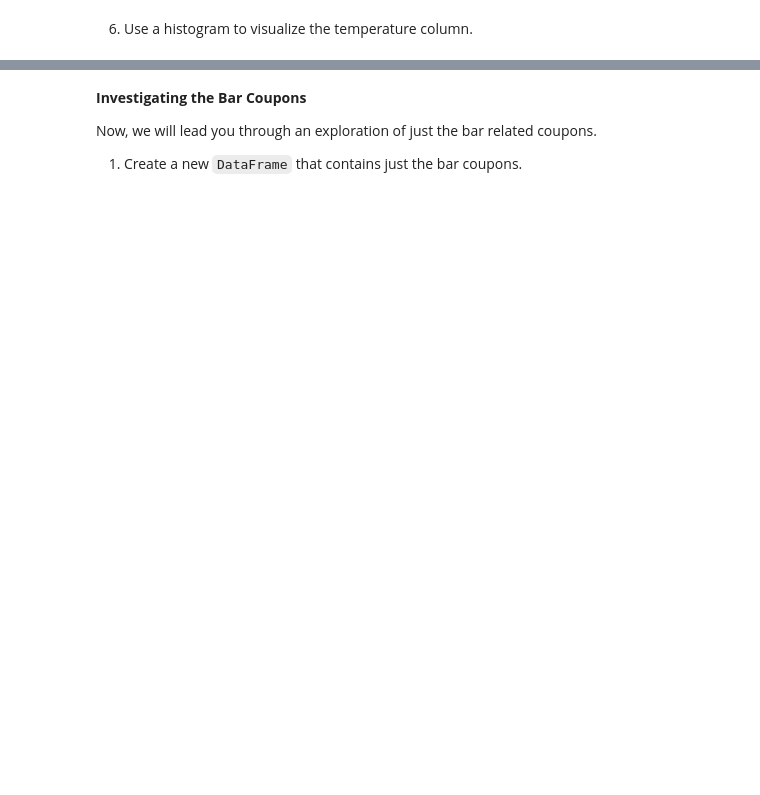
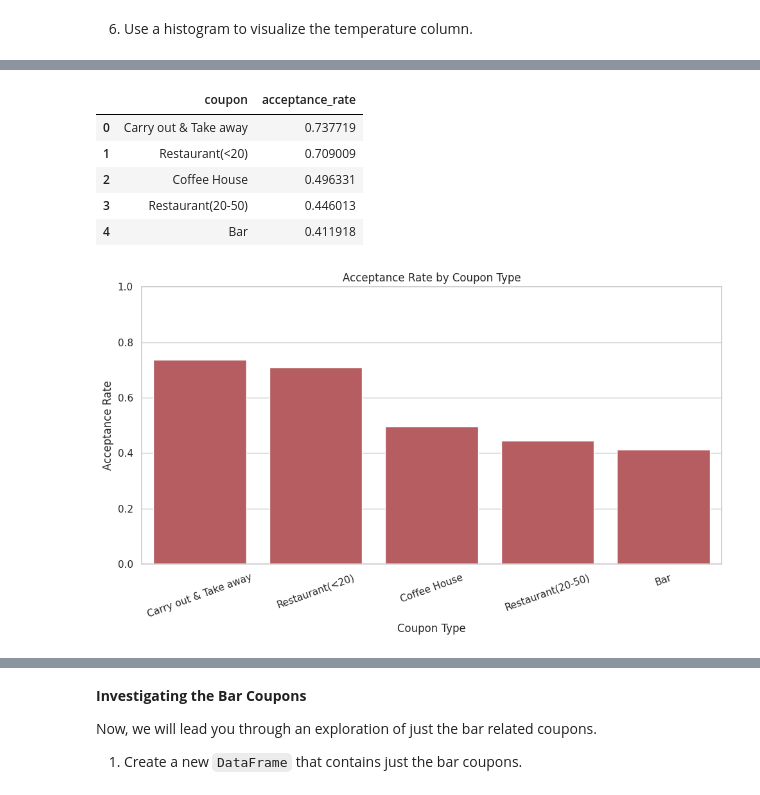
Before and after one commit to jabariim-design/Will-the-Customer-Accept-the-Coupon-, a Jupyter notebook: prompt.ipynb, the cells around one changed output, grey strips where cells are left out. Saved outputs shown, nothing was run; the diff lists cells and outputs as text; code cells hidden in the pictures; blank space fills up the shorter version.

```diff
--- a/prompt.ipynb
+++ b/prompt.ipynb
@@ -90,0 +200,27 @@ data.head()
+# %%
+acceptance_by_coupon = (
+    clean.groupby("coupon")["Y"]
+         .mean()
+         .sort_values(ascending=False)
+         .reset_index(name="acceptance_rate")
+)
+
+display(acceptance_by_coupon)
+
+plt.figure(figsize=(10, 6))
+sns.barplot(data=acceptance_by_coupon, x="coupon", y="acceptance_rate", color="C3")
+plt.title("Acceptance Rate by Coupon Type")
+plt.xlabel("Coupon Type")
+plt.ylabel("Acceptance Rate")
+plt.xticks(rotation=20)
+plt.ylim(0, 1)
+plt.tight_layout()
+plt.show()
+# %% [output]
+|  | coupon | acceptance_rate |
+| 0 | Carry out & Take away | 0.737719 |
+| 1 | Restaurant(<20) | 0.709009 |
+| 2 | Coffee House | 0.496331 |
+| 3 | Restaurant(20-50) | 0.446013 |
+| 4 | Bar | 0.411918 |
+[figure, added]
```
Also changed, not shown: parts of 21 cells of this notebook.
